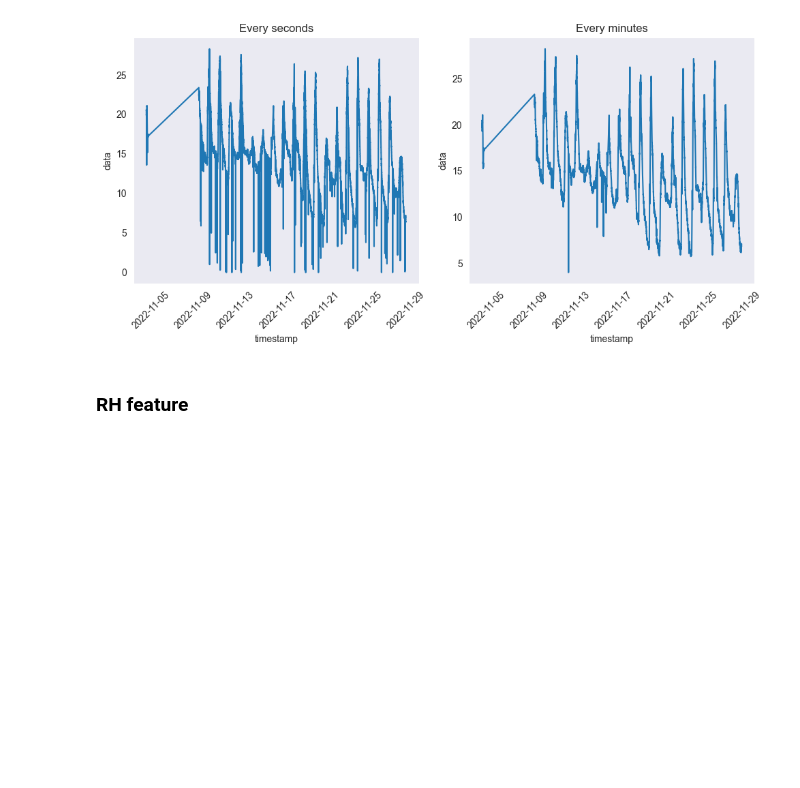
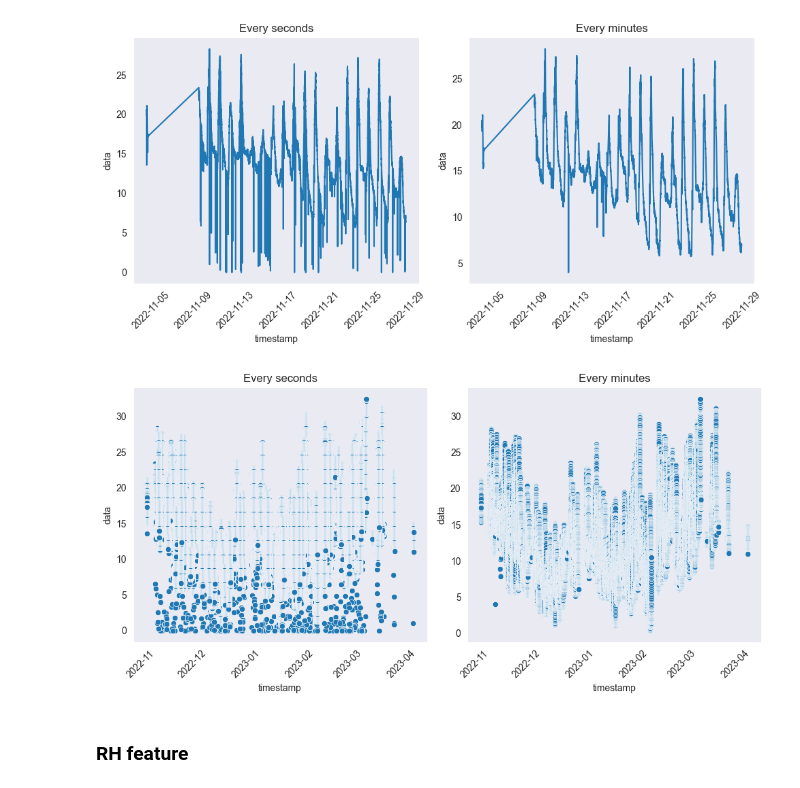
Before and after one commit to lolloberga/quantum_weather_station, a Jupyter notebook: notebooks/1_univariate_analysis.ipynb, the cells around one changed output. Drawn from its saved outputs; the diff is of its cells as text; code cells hidden in the pictures; blank space fills up the shorter version.

```diff
--- a/notebooks/1_univariate_analysis.ipynb
+++ b/notebooks/1_univariate_analysis.ipynb
@@ -151,6 +164,23 @@ plt.tight_layout()
 plt.show()
 # %% [output]
 [figure]
+# %%
+_, ax = plt.subplots(1,2, figsize=(10,5))
+df_temp_aggr_scatt = df_temp_aggr.set_index('timestamp')
+df_temp_filtered_scatt = df_temp_filtered.set_index('timestamp')
+
+sns.scatterplot(data=df_temp_filtered_scatt, x="timestamp", y="data", ax=ax[0])
+ax[0].grid()
+ax[0].set_title('Every seconds')
+ax[0].tick_params(axis='x', labelrotation = 45)
+sns.scatterplot(data=df_temp_aggr_scatt, x="timestamp", y="data", ax=ax[1])
+ax[1].grid()
+ax[1].set_title('Every minutes')
+ax[1].tick_params(axis='x', labelrotation = 45)
+plt.tight_layout()
+plt.show()
+# %% [output]
+[figure, added]
 # %% [markdown]
 ### RH feature
 # %% [markdown]
```
Also changed, not shown: parts of 18 cells of this notebook, 3 other files.
